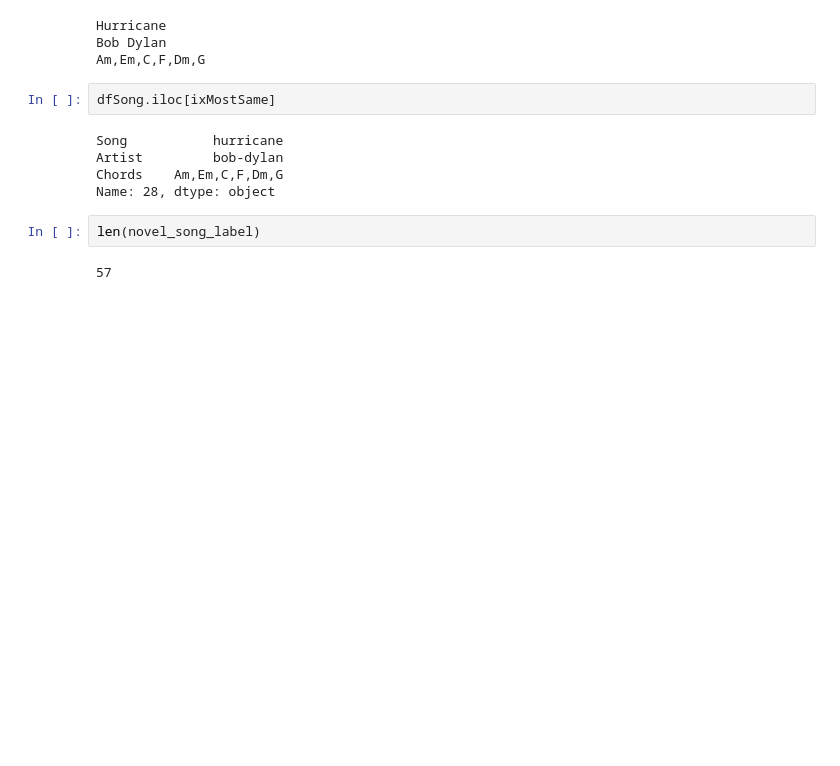
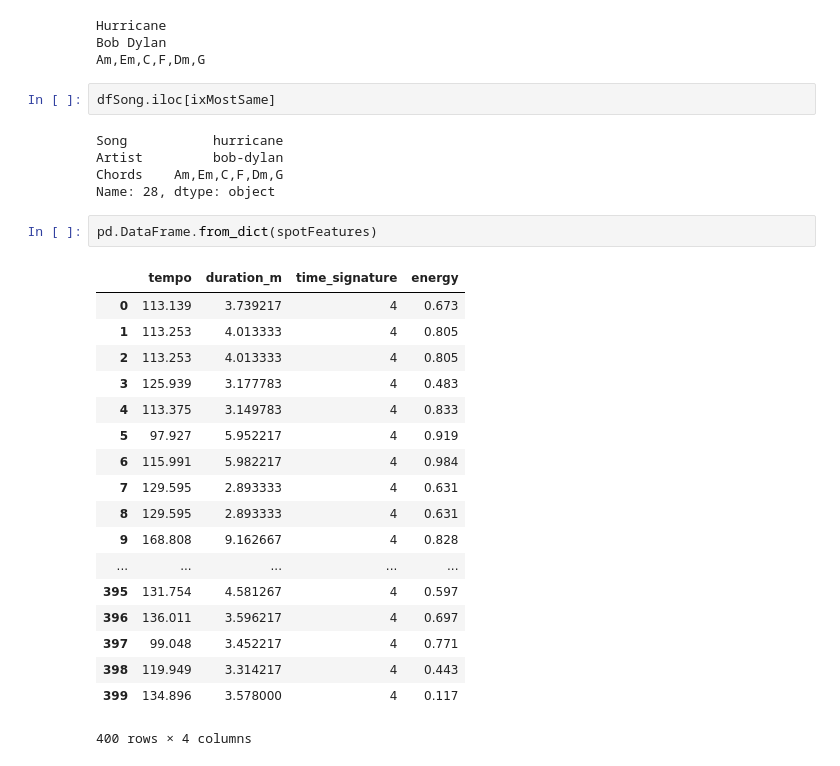
Before and after one commit to alevi813/chordRec, a Jupyter notebook: deploy_from_user_input.ipynb, the cells around one changed output. Saved outputs shown, nothing was run; the diff lists cells and outputs as text; blank space fills up the shorter version.

```diff
--- a/deploy_from_user_input.ipynb
+++ b/deploy_from_user_input.ipynb
@@ -401,7 +461,24 @@ Song           hurricane
 Artist         bob-dylan
 Chords    Am,Em,C,F,Dm,G
 Name: 28, dtype: object
-# %%
-len(novel_song_label)
-# %% [output]
-57
+# %%
+pd.DataFrame.from_dict(spotFeatures)
+# %% [output]
+|  | tempo | duration_m | time_signature | energy |
+| 0 | 113.139 | 3.739217 | 4 | 0.673 |
+| 1 | 113.253 | 4.013333 | 4 | 0.805 |
+| 2 | 113.253 | 4.013333 | 4 | 0.805 |
+| 3 | 125.939 | 3.177783 | 4 | 0.483 |
+| 4 | 113.375 | 3.149783 | 4 | 0.833 |
+| 5 | 97.927 | 5.952217 | 4 | 0.919 |
+| 6 | 115.991 | 5.982217 | 4 | 0.984 |
+| 7 | 129.595 | 2.893333 | 4 | 0.631 |
+| 8 | 129.595 | 2.893333 | 4 | 0.631 |
+| 9 | 168.808 | 9.162667 | 4 | 0.828 |
+| ... | ... | ... | ... | ... |
+| 395 | 131.754 | 4.581267 | 4 | 0.597 |
+| 396 | 136.011 | 3.596217 | 4 | 0.697 |
+| 397 | 99.048 | 3.452217 | 4 | 0.771 |
+| 398 | 119.949 | 3.314217 | 4 | 0.443 |
+| 399 | 134.896 | 3.578000 | 4 | 0.117 |
+400 rows × 4 columns
```
Also changed, not shown: parts of 7 cells of this notebook, 2 other files.
